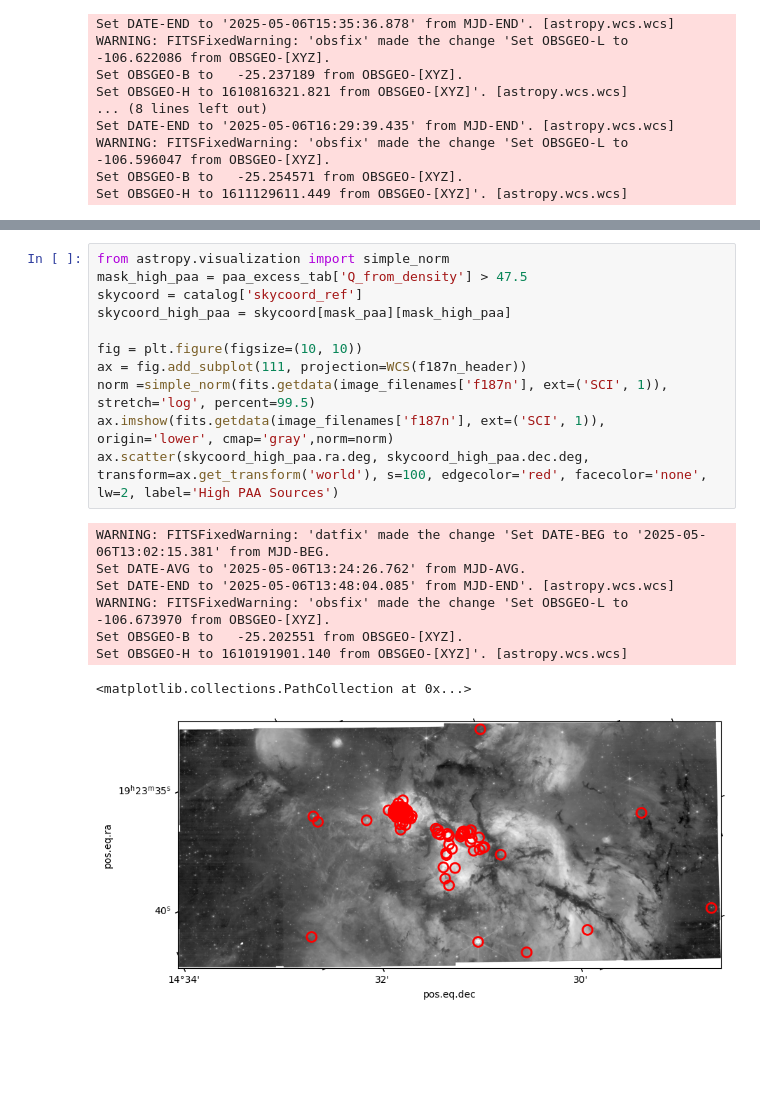
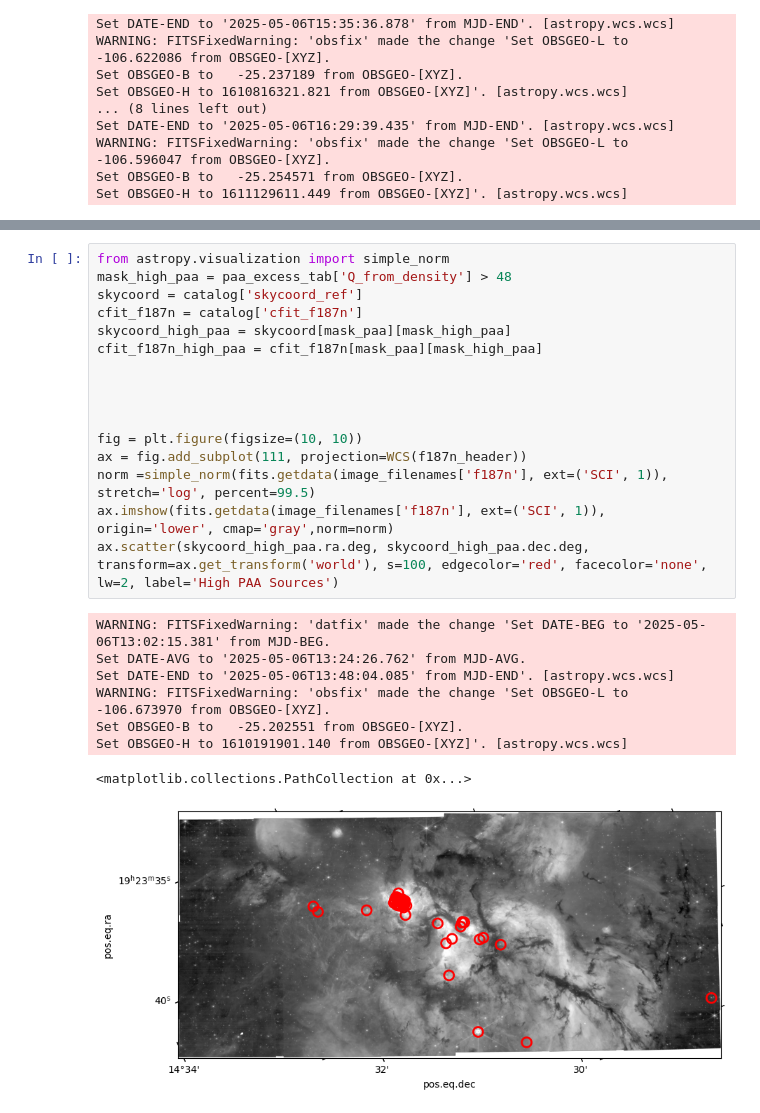
Before and after one commit to tyoo37/w51_nircam, a Jupyter notebook: analysis/HII_regions/unresolved_HII_regions.ipynb, the cells around one changed output, grey strips where cells are left out. Drawn from its saved outputs; the diff is of its cells as text; blank space fills up the shorter version.

```diff
--- a/analysis/HII_regions/unresolved_HII_regions.ipynb
+++ b/analysis/HII_regions/unresolved_HII_regions.ipynb
@@ -533,20 +550,25 @@ density_from_bra: [           nan            nan            nan ...            n
 # %%
 from astropy.visualization import simple_norm
-mask_high_paa = paa_excess_tab['Q_from_density'] > 47.5
+mask_high_paa = paa_excess_tab['Q_from_density'] > 48
 skycoord = catalog['skycoord_ref']
+cfit_f187n = catalog['cfit_f187n']
 skycoord_high_paa = skycoord[mask_paa][mask_high_paa]
+cfit_f187n_high_paa = cfit_f187n[mask_paa][mask_high_paa]
+
+
+
 
 fig = plt.figure(figsize=(10, 10))
 ax = fig.add_subplot(111, projection=WCS(f187n_header))
 norm =simple_norm(fits.getdata(image_filenames['f187n'], ext=('SCI', 1)), stretch='log', percent=99.5)
 ax.imshow(fits.getdata(image_filenames['f187n'], ext=('SCI', 1)), origin='lower', cmap='gray',norm=norm)
 ax.scatter(skycoord_high_paa.ra.deg, skycoord_high_paa.dec.deg, transform=ax.get_transform('world'), s=100, edgecolor='red', facecolor='none', lw=2, label='High PAA Sources')
 # %% [output]
 WARNING: FITSFixedWarning: 'datfix' made the change 'Set DATE-BEG to '2025-05-06T13:02:15.381' from MJD-BEG.
 Set DATE-AVG to '2025-05-06T13:24:26.762' from MJD-AVG.
 Set DATE-END to '2025-05-06T13:48:04.085' from MJD-END'. [astropy.wcs.wcs]
 WARNING: FITSFixedWarning: 'obsfix' made the change 'Set OBSGEO-L to  -106.673970 from OBSGEO-[XYZ].
 Set OBSGEO-B to   -25.202551 from OBSGEO-[XYZ].
 Set OBSGEO-H to 1610191901.140 from OBSGEO-[XYZ]'. [astropy.wcs.wcs]
 <matplotlib.collections.PathCollection at 0x...>
-[figure, old version]
+[figure, new version]
```
Also changed, not shown: parts of 7 cells of this notebook, 16 other files.
